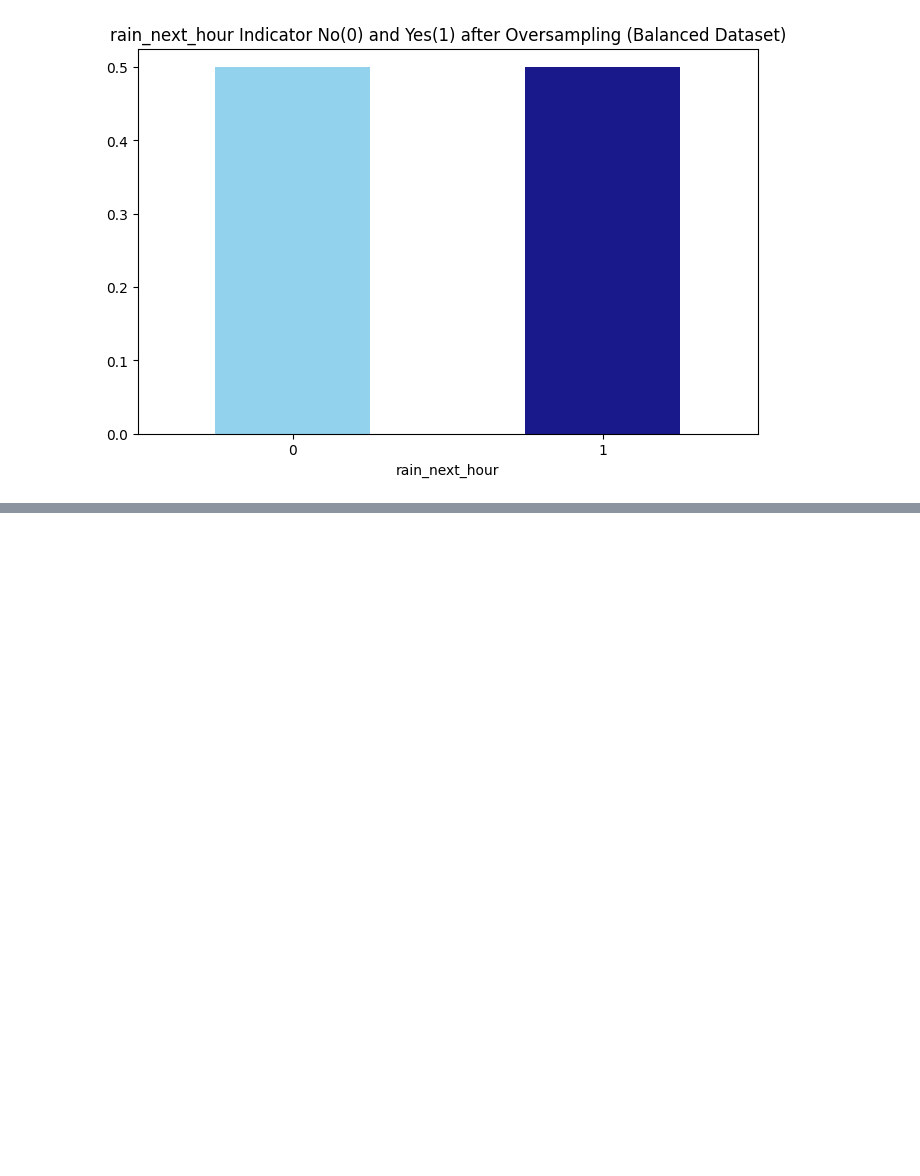
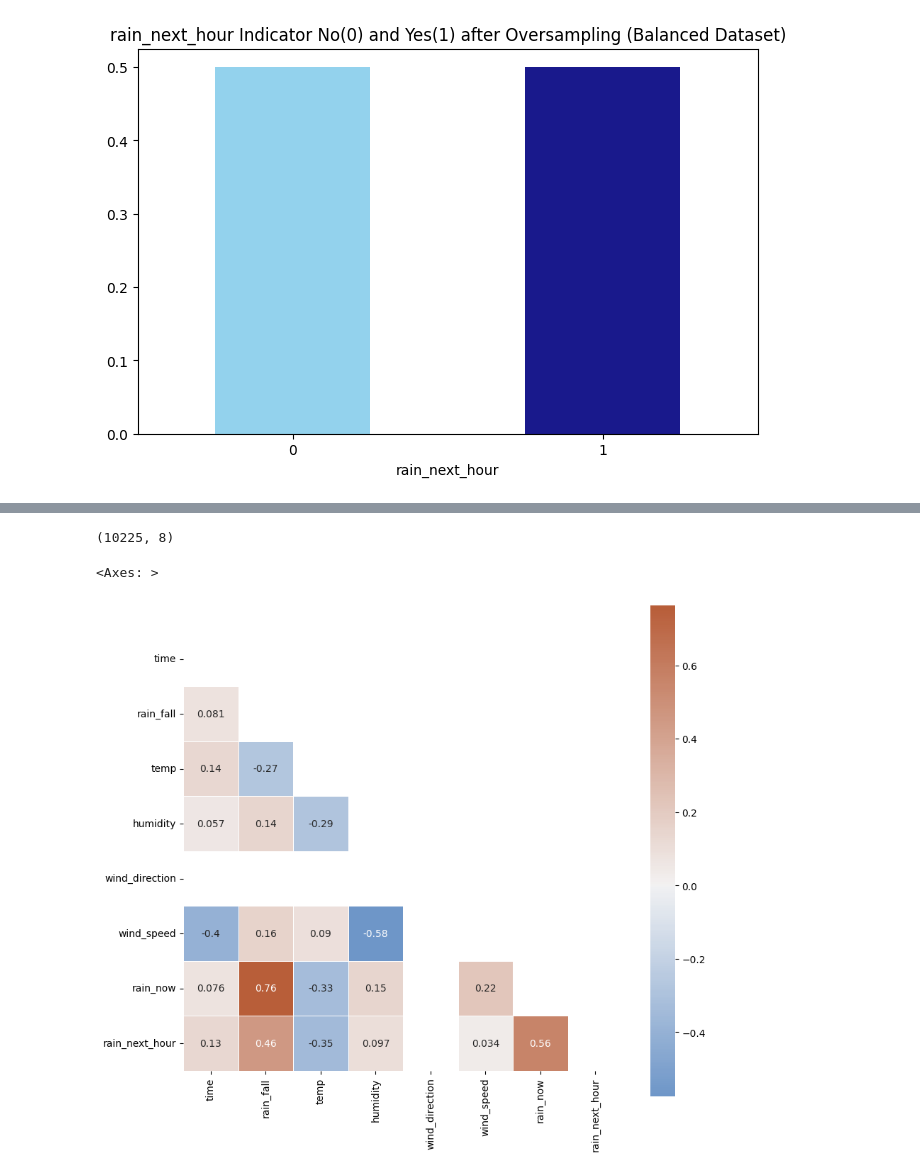
Before and after one commit to tiramiSoo/Rainfall-Prediction, a Jupyter notebook: Rain Fall Predict.ipynb, the cells around one changed output, grey strips where cells are left out. Cells and saved outputs as stored; diff of their text form; code cells hidden in the pictures; blank space fills up the shorter version.

```diff
--- a/Rain Fall Predict.ipynb
+++ b/Rain Fall Predict.ipynb
@@ -132,15 +130,12 @@ Index(['humidity', 'wind_direction', 'wind_speed', 'rain_now',
 # %%
 # Impute categorical var with Mode
-oversampled['humidity'] = oversampled['humidity'].fillna(oversampled['humidity'].mode()[0])
+oversampled['time'] = oversampled['time'].fillna(oversampled['time'].mode()[0])
 oversampled['wind_direction'] = oversampled['wind_direction'].fillna(oversampled['wind_direction'].mode()[0])
-oversampled['wind_speed'] = oversampled['wind_speed'].fillna(oversampled['wind_speed'].mode()[0])
-oversampled['rain_now'] = oversampled['rain_now'].fillna(oversampled['rain_now'].mode()[0])
-oversampled['rain_next_hour'] = oversampled['rain_next_hour'].fillna(oversampled['rain_next_hour'].mode()[0])
 # %%
 # Convert categorical features to continuous features with Label Encoding
 from sklearn.preprocessing import LabelEncoder
 lencoders = {}
-for col in oversampled.select_dtypes(include=['int64']).columns:
+for col in oversampled.select_dtypes(include=['object']).columns:
     lencoders[col] = LabelEncoder()
     oversampled[col] = lencoders[col].fit_transform(oversampled[col])
 # %%
@@ -157,0 +176,6 @@ TypeError: float() argument must be a string or a real number, not 'Timestamp'
+# %%
+# Detecting outliers with IQR
+Q1 = MiceImputed.quantile(0.25)
+Q3 = MiceImputed.quantile(0.75)
+IQR = Q3 - Q1
+print(IQR)
@@ -157,0 +192,17 @@ TypeError: float() argument must be a string or a real number, not 'Timestamp'
+# %%
+# Removing outliers from dataset
+MiceImputed = MiceImputed[~((MiceImputed < (Q1 - 1.5 * IQR)) |(MiceImputed > (Q3 + 1.5 * IQR))).any(axis=1)]
+MiceImputed.shape
+# %% [output]
+(10225, 8)
+# %%
+# Correlation Heatmap
+import numpy as np
+corr = MiceImputed.corr()
+mask = np.triu(np.ones_like(corr, dtype=bool))
+f, ax = plt.subplots(figsize=(10, 10))
+cmap = sns.diverging_palette(250, 25, as_cmap=True)
+sns.heatmap(corr, mask=mask, cmap=cmap, vmax=None, center=0,square=True, annot=True, linewidths=.5, cbar_kws={"shrink": .9})
+# %% [output]
+<Axes: >
+[figure, added]
```
Also changed, not shown: parts of 14 cells of this notebook, 1 other file.
